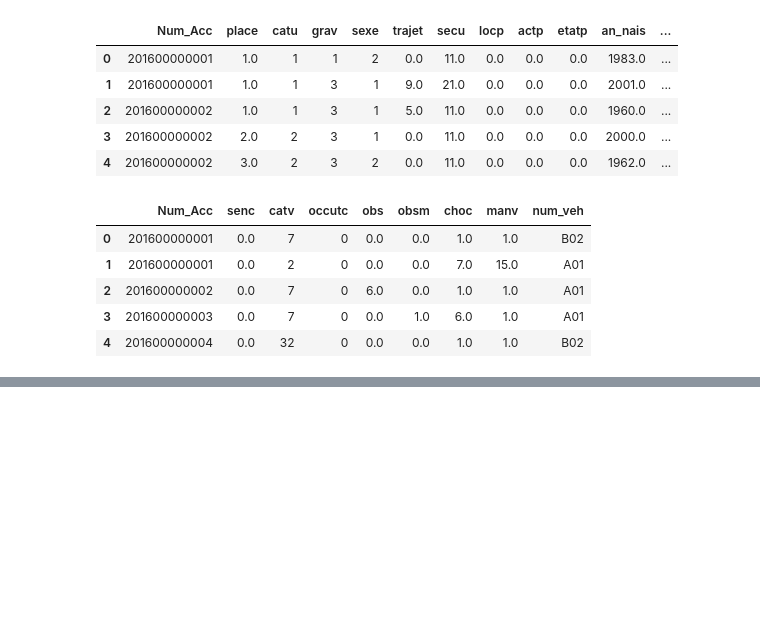
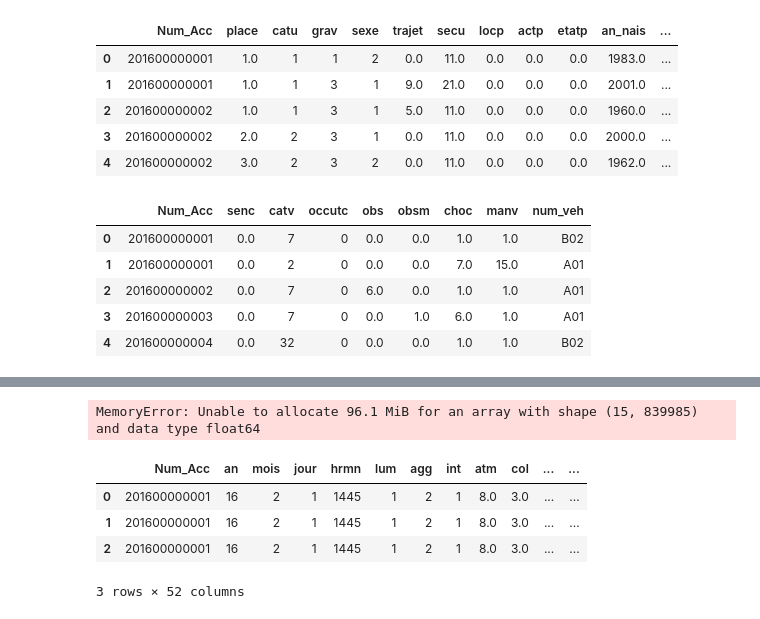
Before and after one commit to WilliamBamba/projet_dm, a Jupyter notebook: frequent_patterns/frequent_item.ipynb, the cells around one changed output, grey strips where cells are left out. Drawn from its saved outputs; the diff is of its cells as text; code cells hidden in the pictures; blank space fills up the shorter version.

```diff
--- a/frequent_patterns/frequent_item.ipynb
+++ b/frequent_patterns/frequent_item.ipynb
@@ -48,0 +74,15 @@ vehicles.head()
+# %%
+merged1 = ms.merge(places, on='Num_Acc')
+merged2 = merged1.merge(users, on='Num_Acc')
+merged3 = merged2.merge(vehicles, on='Num_Acc')
+# merged3 = merged3.merge(holidays, on='ds')
+# %% [output]
+MemoryError: Unable to allocate 96.1 MiB for an array with shape (15, 839985) and data type float64
+# %%
+merged3.head(3)
+# %% [output]
+|  | Num_Acc | an | mois | jour | hrmn | lum | agg | int | atm | col | ... | ... |
+| 0 | 201600000001 | 16 | 2 | 1 | 1445 | 1 | 2 | 1 | 8.0 | 3.0 | ... | ... |
+| 1 | 201600000001 | 16 | 2 | 1 | 1445 | 1 | 2 | 1 | 8.0 | 3.0 | ... | ... |
+| 2 | 201600000001 | 16 | 2 | 1 | 1445 | 1 | 2 | 1 | 8.0 | 3.0 | ... | ... |
+3 rows × 52 columns
```
Also changed, not shown: parts of 10 cells of this notebook.
